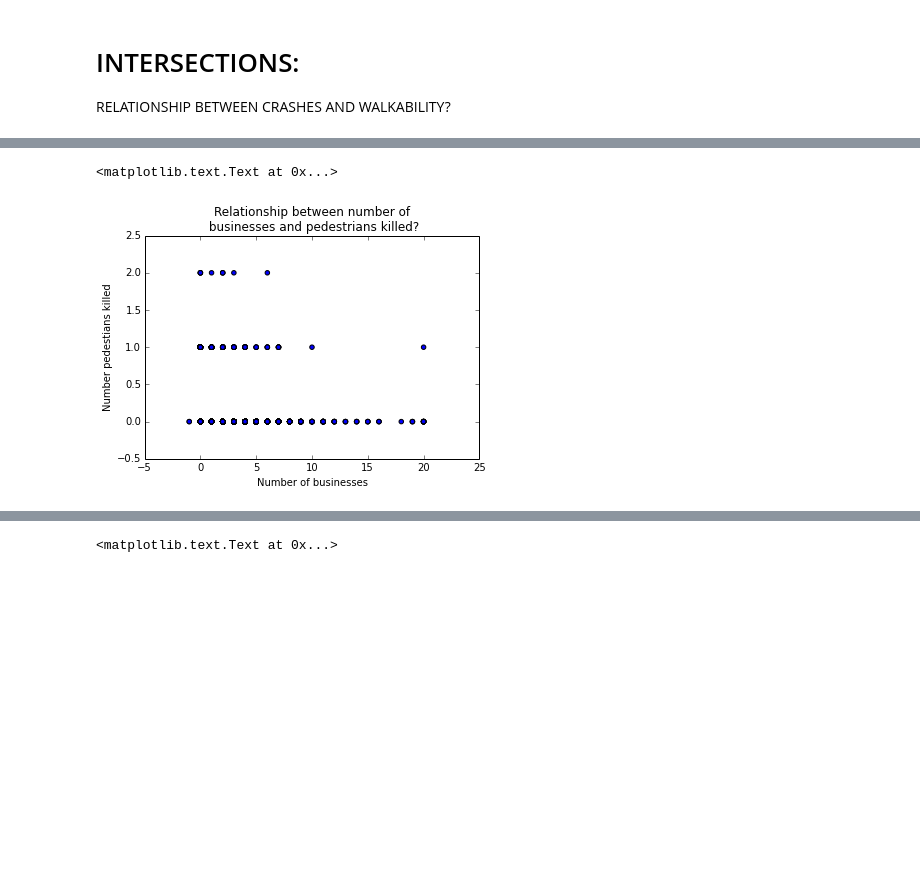
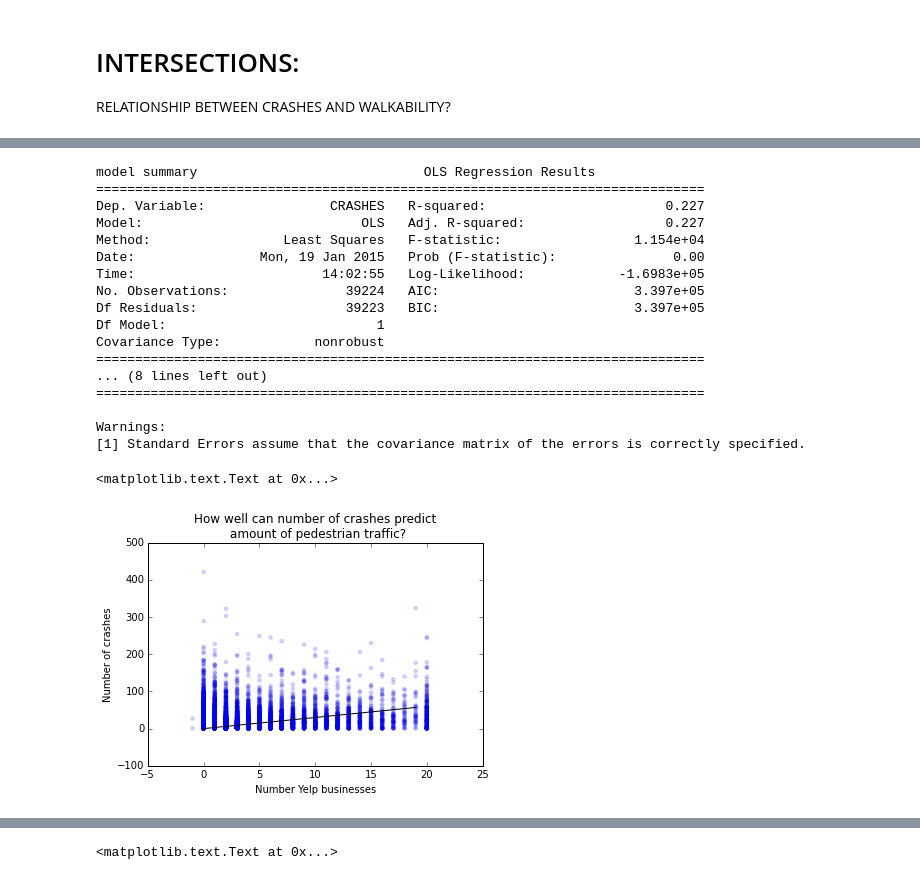
Before and after one commit to seanluciotolentino/dangerous-intersections, a Jupyter notebook: ipython_notebook/DataExploring.ipynb, the cells around one changed output, grey strips where cells are left out. Cells and saved outputs as stored; diff of their text form; code cells hidden in the pictures; blank space fills up the shorter version.

```diff
--- a/ipython_notebook/DataExploring.ipynb
+++ b/ipython_notebook/DataExploring.ipynb
@@ -183,9 +181,31 @@ plt.title('How well can number of crashes predict\n amount of pedestrian traffic
-# %%
-# How well can number of crashes predict amount of pedestrian traffic?
-plt.scatter(intersections.NUMBER_BUSINESSES, intersections['NUMBER OF PEDESTRIANS KILLED'])
-plt.xlabel("Number of businesses")
-plt.ylabel("Number pedestians killed")
-plt.title('Relationship between number of\n businesses and pedestrians killed?')
-# %% [output]
-<matplotlib.text.Text at 0x...>
-[figure, removed]
+# %%
+# How well number of businesses predict traffic crashes?
+model = sm.OLS(intersections.CRASHES, intersections.YELP80).fit()
+print 'model summary', model.summary()
+
+# plot it
+plt.scatter(intersections.YELP80, intersections.CRASHES, linewidth=0, alpha=0.2)
+plt.plot(np.arange(0,20), model.predict(np.arange(0,20)), 'black')
+plt.ylabel("Number of crashes")
+plt.xlabel("Number Yelp businesses")
+plt.title('How well can number of crashes predict\n amount of pedestrian traffic?')
+# %% [output]
+model summary                             OLS Regression Results
+==============================================================================
+Dep. Variable:                CRASHES   R-squared:                       0.227
+Model:                            OLS   Adj. R-squared:                  0.227
+Method:                 Least Squares   F-statistic:                 1.154e+04
+Date:                Mon, 19 Jan 2015   Prob (F-statistic):               0.00
+Time:                        14:02:55   Log-Likelihood:            -1.6983e+05
+No. Observations:               39224   AIC:                         3.397e+05
+Df Residuals:                   39223   BIC:                         3.397e+05
+Df Model:                           1
+Covariance Type:            nonrobust
+==============================================================================
+... (8 lines left out)
+==============================================================================
+
+Warnings:
+[1] Standard Errors assume that the covariance matrix of the errors is correctly specified.
+<matplotlib.text.Text at 0x...>
+[figure, added]
```
Also changed, not shown: parts of 9 cells of this notebook, 9 other files.
